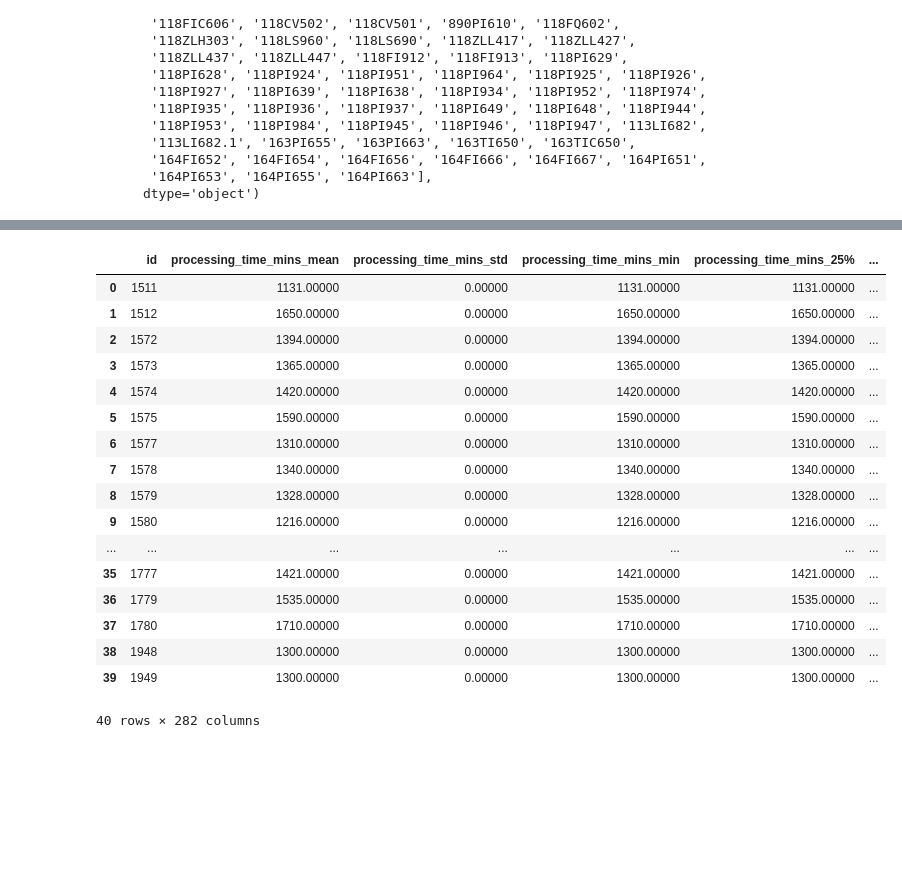
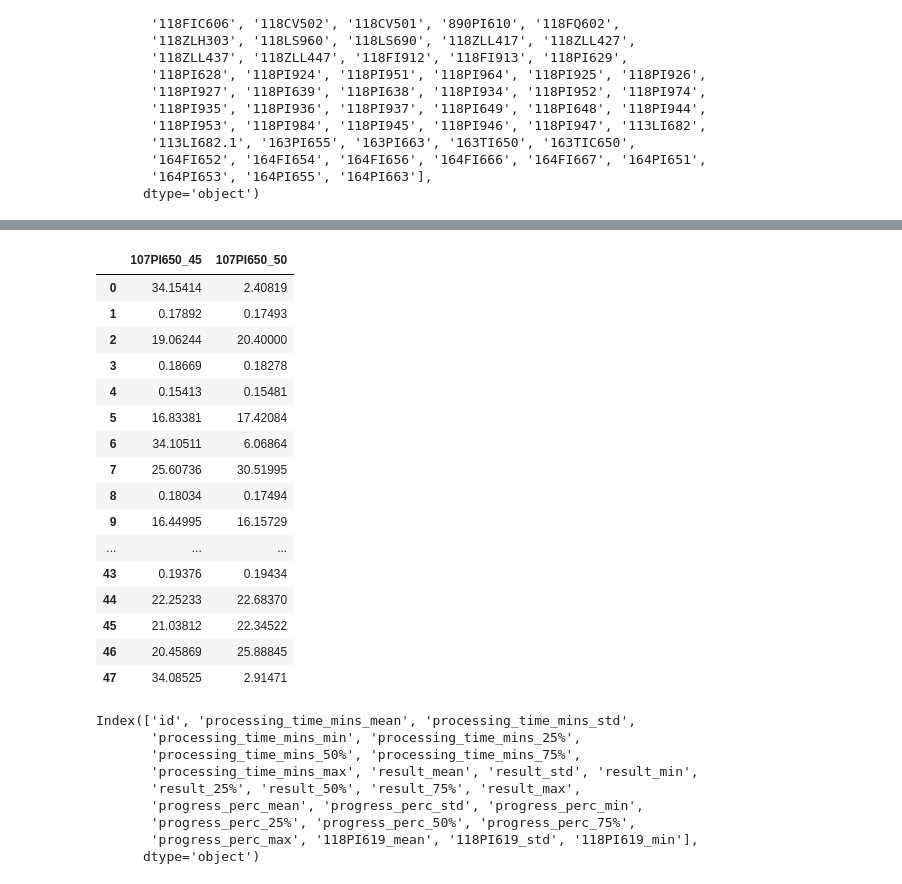
Before and after one commit to xsolinsx/ai-challenge-suanfarma, a Jupyter notebook: Ali_Akay/notebooks/build_dataset_each_process.ipynb, the cells around one changed output, grey strips where cells are left out. Saved outputs shown, nothing was run; the diff lists cells and outputs as text; code cells hidden in the pictures; blank space fills up the shorter version.

```diff
--- a/Ali_Akay/notebooks/build_dataset_each_process.ipynb
+++ b/Ali_Akay/notebooks/build_dataset_each_process.ipynb
@@ -393,20 +476,20 @@ data_EXT_7.insert(6, 'progress_perc', round(((data_EXT_7.timestamp_index / data_
 # %%
-df_std= df_7.groupby(
+df_std= df.groupby(
             ['id', 'start_date', 'end_date', 'processing_time_mins', 'result', 'progress_perc']
-            )[df_7.columns[8:].tolist()].mean().reset_index()
+            )[df.columns[8:].tolist()].mean().reset_index()
 
 
-data_BHV_CFF_7_std= data_BHV_CFF_7.groupby(
+data_BHV_CFF_7_std= data_BHV_CFF.groupby(
             ['id', 'start_date', 'end_date', 'processing_time_mins', 'result', 'progress_perc']
-            )[data_BHV_CFF_7.columns[8:].tolist()].mean().reset_index()
+            )[data_BHV_CFF.columns[8:].tolist()].mean().reset_index()
 
 
-data_NF_7_std= data_NF_7.groupby(
+data_NF_7_std= data_NF.groupby(
             ['id', 'start_date', 'end_date', 'processing_time_mins', 'result', 'progress_perc']
-            )[data_NF_7.columns[8:].tolist()].mean().reset_index()
+            )[data_NF.columns[8:].tolist()].mean().reset_index()
 
 
-data_EXT_7_std= data_EXT_7.groupby(
+data_EXT_7_std= data_EXT.groupby(
             ['id', 'start_date', 'end_date', 'processing_time_mins', 'result', 'progress_perc']
-            )[data_EXT_7.columns[8:].tolist()].mean().reset_index()
+            )[data_EXT.columns[8:].tolist()].mean().reset_index()
 # %%
@@ -518,7 +604,7 @@ BHV_CFF_fdf
 # %%
 # Suspected change points
 change_point_vars = data_NF_7_std.columns[5:].insert(0, 'id')
-df_change_points = data_NF_7_std[data_NF_7_std['progress_perc'].isin([0,5,10,20,25,50,75,80,85,90,95,99,100])]
+df_change_points = data_NF_7_std[data_NF_7_std['progress_perc'].isin([0,1,2,5,10,15,20,25,30,35,40,45,50,55,60,65,70,75,80,85,90,95,98,99,100])]
 df_change_points = df_change_points[change_point_vars]
 # df_change_points
 melt_df = pd.melt(df_change_points, id_vars=['id', 'progress_perc'])
@@ -528,26 +614,25 @@ df_change_points = melt_df.pivot(index="id", columns="variable", values="value")
 df_change_points.reset_index(inplace=True)
 NF_fdf = data_NF_7_std_df.merge(df_change_points, on= 'id')
 # %%
-NF_fdf
+NF_fdf[["107PI650_45","107PI650_50"]]
 # %% [output]
-|  | id | processing_time_mins_mean | processing_time_mins_std | processing_time_mins_min | processing_time_mins_25% | ... |
-| 0 | 1511 | 1131.00000 | 0.00000 | 1131.00000 | 1131.00000 | ... |
-| 1 | 1512 | 1650.00000 | 0.00000 | 1650.00000 | 1650.00000 | ... |
-| 2 | 1572 | 1394.00000 | 0.00000 | 1394.00000 | 1394.00000 | ... |
-| 3 | 1573 | 1365.00000 | 0.00000 | 1365.00000 | 1365.00000 | ... |
-| 4 | 1574 | 1420.00000 | 0.00000 | 1420.00000 | 1420.00000 | ... |
-| 5 | 1575 | 1590.00000 | 0.00000 | 1590.00000 | 1590.00000 | ... |
-| 6 | 1577 | 1310.00000 | 0.00000 | 1310.00000 | 1310.00000 | ... |
-| 7 | 1578 | 1340.00000 | 0.00000 | 1340.00000 | 1340.00000 | ... |
-| 8 | 1579 | 1328.00000 | 0.00000 | 1328.00000 | 1328.00000 | ... |
-| 9 | 1580 | 1216.00000 | 0.00000 | 1216.00000 | 1216.00000 | ... |
-| ... | ... | ... | ... | ... | ... | ... |
-| 35 | 1777 | 1421.00000 | 0.00000 | 1421.00000 | 1421.00000 | ... |
-| 36 | 1779 | 1535.00000 | 0.00000 | 1535.00000 | 1535.00000 | ... |
-| 37 | 1780 | 1710.00000 | 0.00000 | 1710.00000 | 1710.00000 | ... |
-| 38 | 1948 | 1300.00000 | 0.00000 | 1300.00000 | 1300.00000 | ... |
-| 39 | 1949 | 1300.00000 | 0.00000 | 1300.00000 | 1300.00000 | ... |
+|  | 107PI650_45 | 107PI650_50 |
+| 0 | 34.15414 | 2.40819 |
+| 1 | 0.17892 | 0.17493 |
+| 2 | 19.06244 | 20.40000 |
+| 3 | 0.18669 | 0.18278 |
+| 4 | 0.15413 | 0.15481 |
+| 5 | 16.83381 | 17.42084 |
+| 6 | 34.10511 | 6.06864 |
+| 7 | 25.60736 | 30.51995 |
+| 8 | 0.18034 | 0.17494 |
+| 9 | 16.44995 | 16.15729 |
+| ... | ... | ... |
+| 43 | 0.19376 | 0.19434 |
+| 44 | 22.25233 | 22.68370 |
+| 45 | 21.03812 | 22.34522 |
+| 46 | 20.45869 | 25.88845 |
+| 47 | 34.08525 | 2.91471 |
-40 rows × 282 columns
 # %%
 # Suspected change points
 change_point_vars = data_EXT_7_std.columns[5:].insert(0, 'id')
@@ -560,6 +645,18 @@ melt_df.drop(columns= ['progress_perc'], inplace = True)
 df_change_points = melt_df.pivot(index="id", columns="variable", values="value")
 df_change_points.reset_index(inplace=True)
 EXT_fdf = data_EXT_7_std_df.merge(df_change_points, on= 'id')
+# %%
+EXT_fdf.columns[:25]
+# %% [output]
+Index(['id', 'processing_time_mins_mean', 'processing_time_mins_std',
+       'processing_time_mins_min', 'processing_time_mins_25%',
+       'processing_time_mins_50%', 'processing_time_mins_75%',
+       'processing_time_mins_max', 'result_mean', 'result_std', 'result_min',
+       'result_25%', 'result_50%', 'result_75%', 'result_max',
+       'progress_perc_mean', 'progress_perc_std', 'progress_perc_min',
+       'progress_perc_25%', 'progress_perc_50%', 'progress_perc_75%',
+       'progress_perc_max', '118PI619_mean', '118PI619_std', '118PI619_min'],
+      dtype='object')
 # %%
 fdf.drop(['processing_time_mins_mean', 'processing_time_mins_std',
        'processing_time_mins_min', 'processing_time_mins_25%',
```
Also changed, not shown: parts of 47 cells of this notebook.
